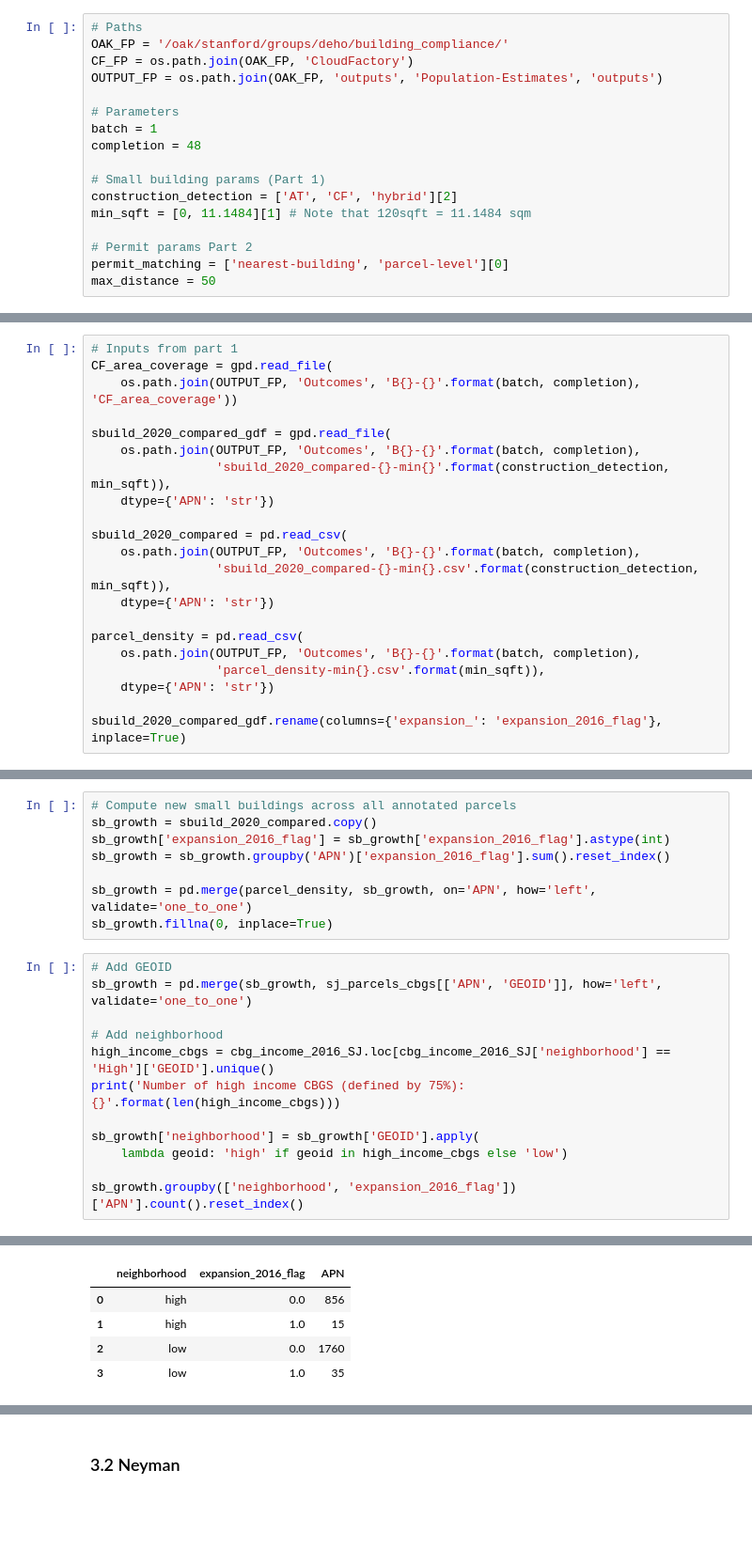
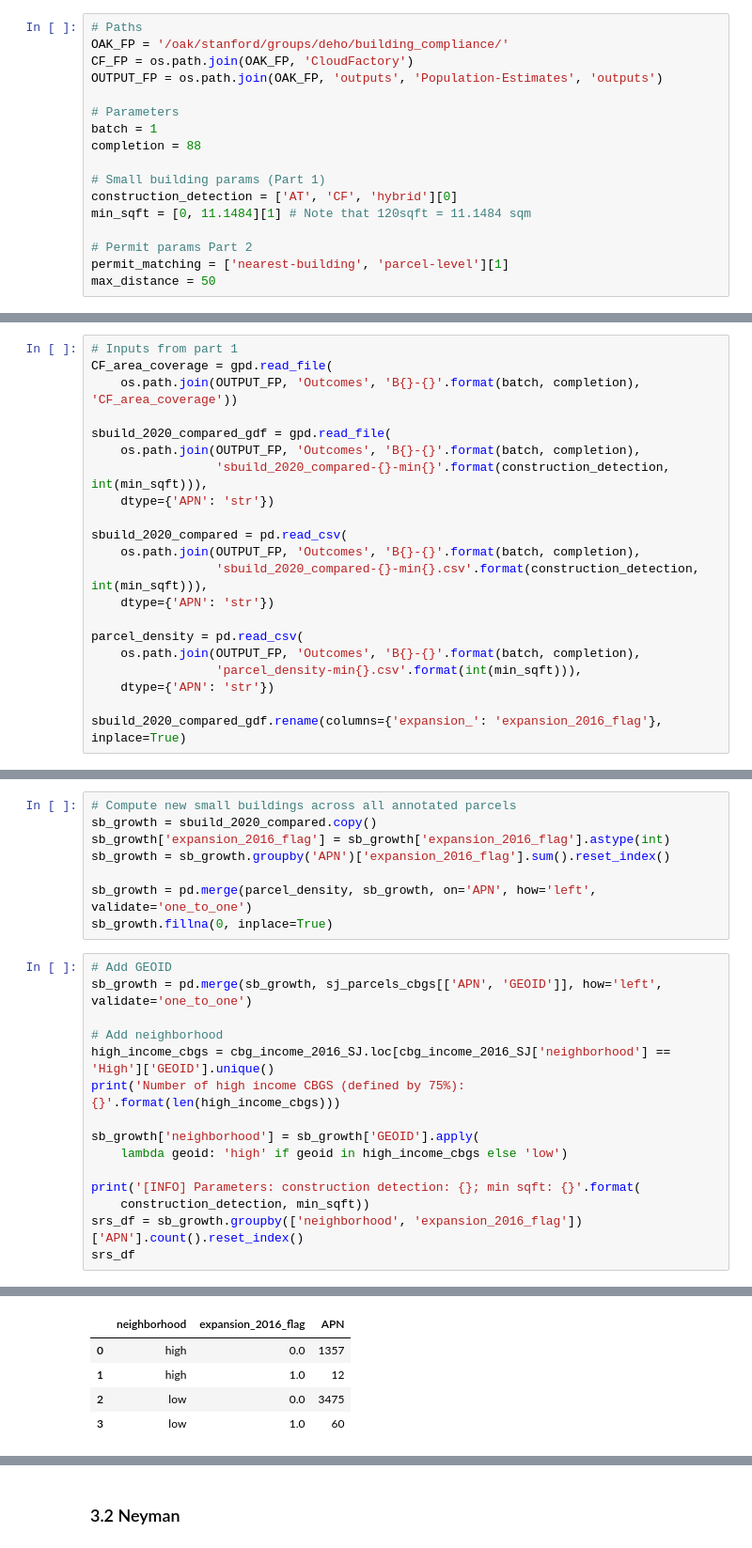
Before and after one commit to reglab/rgb-footprint-extract, a Jupyter notebook: naip_process/Pop-Estimates-CFParcelAnnotations-Part2.ipynb, the cells around one changed output, grey strips where cells are left out. Shown: that part at 94% size. Cells and saved outputs as stored; diff of their text form; blank space fills up the shorter version.

Commit message:
Batch 1 - 88% completion udpates

```diff
--- a/naip_process/Pop-Estimates-CFParcelAnnotations-Part2.ipynb
+++ b/naip_process/Pop-Estimates-CFParcelAnnotations-Part2.ipynb
@@ -44,14 +44,14 @@ OUTPUT_FP = os.path.join(OAK_FP, 'outputs', 'Population-Estimates', 'outputs')
 
 # Parameters
 batch = 1
-completion = 48
+completion = 88
 
 # Small building params (Part 1)
-construction_detection = ['AT', 'CF', 'hybrid'][2]
+construction_detection = ['AT', 'CF', 'hybrid'][0]
 min_sqft = [0, 11.1484][1] # Note that 120sqft = 11.1484 sqm
 
 # Permit params Part 2
-permit_matching = ['nearest-building', 'parcel-level'][0]
+permit_matching = ['nearest-building', 'parcel-level'][1]
 max_distance = 50
 # %%
 # Input data
@@ -73,17 +73,17 @@ CF_area_coverage = gpd.read_file(
 
 sbuild_2020_compared_gdf = gpd.read_file(
     os.path.join(OUTPUT_FP, 'Outcomes', 'B{}-{}'.format(batch, completion),
-                 'sbuild_2020_compared-{}-min{}'.format(construction_detection, min_sqft)),
+                 'sbuild_2020_compared-{}-min{}'.format(construction_detection, int(min_sqft))),
     dtype={'APN': 'str'})
 
 sbuild_2020_compared = pd.read_csv(
     os.path.join(OUTPUT_FP, 'Outcomes', 'B{}-{}'.format(batch, completion),
-                 'sbuild_2020_compared-{}-min{}.csv'.format(construction_detection, min_sqft)),
+                 'sbuild_2020_compared-{}-min{}.csv'.format(construction_detection, int(min_sqft))),
     dtype={'APN': 'str'})
 
 parcel_density = pd.read_csv(
     os.path.join(OUTPUT_FP, 'Outcomes', 'B{}-{}'.format(batch, completion),
-                 'parcel_density-min{}.csv'.format(min_sqft)),
+                 'parcel_density-min{}.csv'.format(int(min_sqft))),
     dtype={'APN': 'str'})
 
 sbuild_2020_compared_gdf.rename(columns={'expansion_': 'expansion_2016_flag'}, inplace=True)
@@ -332,6 +344,9 @@ print('Number of high income CBGS (defined by 75%): {}'.format(len(high_income_c
 sb_growth['neighborhood'] = sb_growth['GEOID'].apply(
     lambda geoid: 'high' if geoid in high_income_cbgs else 'low')
 
-sb_growth.groupby(['neighborhood', 'expansion_2016_flag'])['APN'].count().reset_index()
+print('[INFO] Parameters: construction detection: {}; min sqft: {}'.format(
+    construction_detection, min_sqft))
+srs_df = sb_growth.groupby(['neighborhood', 'expansion_2016_flag'])['APN'].count().reset_index()
+srs_df
 # %% [output]
 Number of high income CBGS (defined by 75%): 160
@@ -338,5 +354,5 @@ Number of high income CBGS (defined by 75%): 160
 |  | neighborhood | expansion_2016_flag | APN |
-| 0 | high | 0.0 | 856 |
-| 1 | high | 1.0 | 15 |
-| 2 | low | 0.0 | 1760 |
-| 3 | low | 1.0 | 35 |
+| 0 | high | 0.0 | 1357 |
+| 1 | high | 1.0 | 12 |
+| 2 | low | 0.0 | 3475 |
+| 3 | low | 1.0 | 60 |
```
Also changed, not shown: parts of 14 cells of this notebook, 3 other files.
